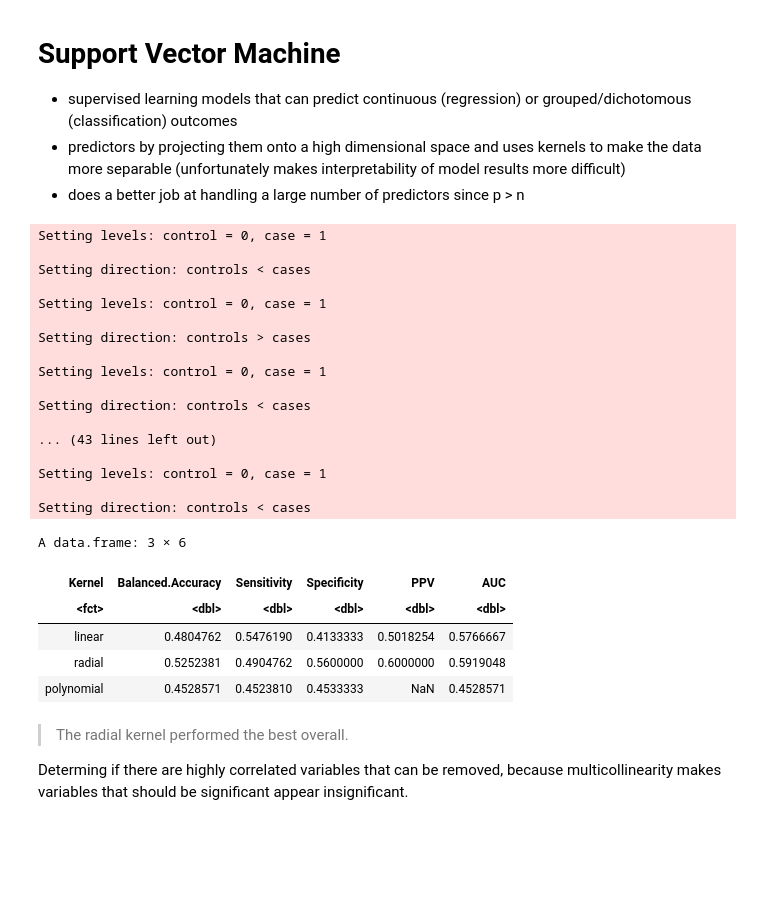
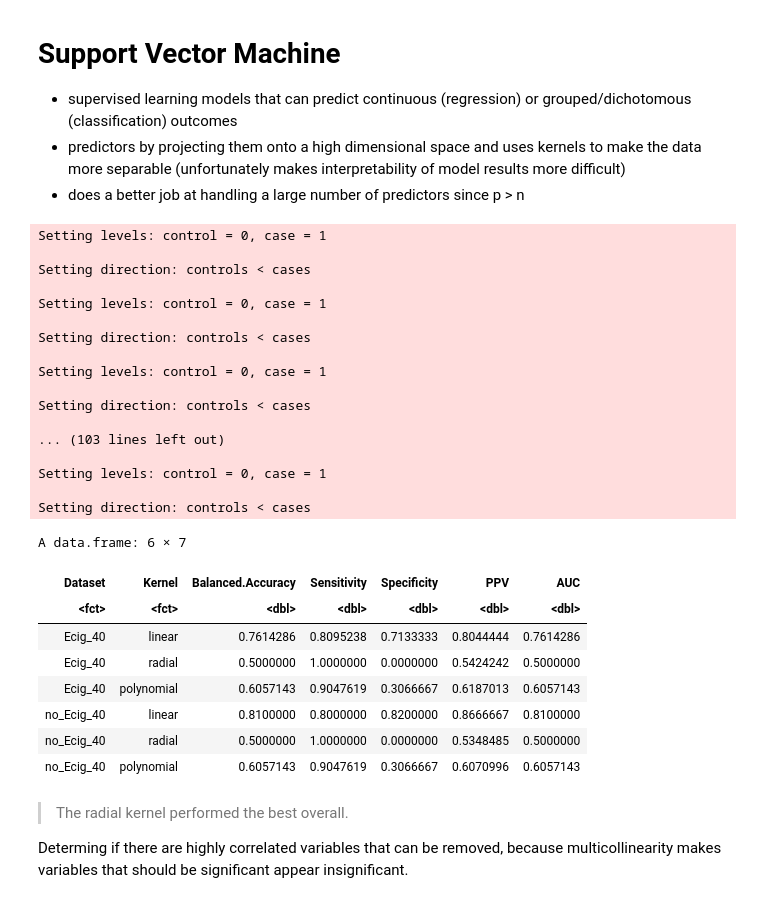
Before and after one commit to UNC-CEMALB/P1002_Ecig-Metabolomics-NELF, a Jupyter notebook: 2. Smoking Status Prediction/Smoking Status Prediction.ipynb, the cells around one changed output. Saved outputs shown, nothing was run; the diff lists cells and outputs as text; code cells hidden in the pictures; blank space fills up the shorter version.

```diff
--- a/2. Smoking Status Prediction/Smoking Status Prediction.ipynb
+++ b/2. Smoking Status Prediction/Smoking Status Prediction.ipynb
@@ -6,7 +6,7 @@
 # %%
 setwd('/Users/alexis/University of North Carolina at Chapel Hill/Rager, Julia - CEMALB_DataAnalysisPM/Projects/P1002. Ecig Metabolomics NELF/P1002.3. Analyses/P1002.3.2. Smoking Status Prediction/Input')
 Output = ('/Users/alexis/University of North Carolina at Chapel Hill/Rager, Julia - CEMALB_DataAnalysisPM/Projects/P1002. Ecig Metabolomics NELF/P1002.3. Analyses/P1002.3.1. Smoking Status Prediction/Output')
-cur_date = "021622"
+cur_date = "021822"
 
 library(tidyverse)
 library(caret)
@@ -17,10 +17,12 @@ library(pROC)
 library(randomForest)
 
 #reading in file
-molecular_feature_df = read_csv("021422_imputed_cytokine_data_w_Ecig40.csv") %>%
-    rename(Smoking_Status = X1)
-# data.frame(read_excel("020722_mf_qrilc_df_square.xlsx")) %>%
-#     rename(Smoking_Status = group)
+molecular_feature_df_w_Ecig_40 = read_csv("20220217_mf_qrilc_w40.csv") %>%
+     rename(Smoking_Status = sample)
+molecular_feature_df_wo_Ecig_40 = read_csv("20220217_mf_qrilc_wo40.csv") %>%
+     rename(Smoking_Status = sample)
+# ("021422_imputed_cytokine_data_w_Ecig40.csv") %>%
+#     rename(Smoking_Status = X1)
 # %% [output]
 ── Attaching packages ─────────────────────────────────────── tidyverse 1.3.0 ──
 
@@ -54,10 +56,14 @@ A tibble: 6 × 30
 # %%
 #first making smoking status column binary denoted by 0 = non smoker and 1 = ecig user
-#removing sample col which isn't necessary
-molecular_feature_df = molecular_feature_df %>% #[2:3052] %>%
+molecular_feature_df_w_Ecig_40 = molecular_feature_df_w_Ecig_40 %>%
     #grepl is synonymous with "contains"
     #necessary to put it into factor and relevel, so algorithm understands which data is considered baseline
     mutate(Smoking_Status = relevel(factor(ifelse(grepl("Ecig", Smoking_Status), 1, 0)), ref = "0"))
 
-head(molecular_feature_df)
+molecular_feature_df_wo_Ecig_40 = molecular_feature_df_wo_Ecig_40 %>%
+    #grepl is synonymous with "contains"
+    #necessary to put it into factor and relevel, so algorithm understands which data is considered baseline
+    mutate(Smoking_Status = relevel(factor(ifelse(grepl("Ecig", Smoking_Status), 1, 0)), ref = "0"))
+
+head(molecular_feature_df_w_Ecig_40)
 # %% [output]
@@ -123,15 +129,21 @@ svm_classification = function(dataset, model, outcome, pred_outcome, gamma_value
 
 #calling fn
 #linear kernel
-svm_linear = svm_classification(molecular_feature_df, "linear", "Smoking_Status", "pred_Smoking_Status",
+svm_linear_w_Ecig_40 = svm_classification(molecular_feature_df_w_Ecig_40, "linear", "Smoking_Status", "pred_Smoking_Status",
+                                            0.035, 1:5, seq(0,1,0.2))
+svm_linear_wo_Ecig_40 = svm_classification(molecular_feature_df_wo_Ecig_40, "linear", "Smoking_Status", "pred_Smoking_Status",
                                             0.035, 1:5, seq(0,1,0.2))
 #radial
-svm_radial = svm_classification(molecular_feature_df, "radial", "Smoking_Status", "pred_Smoking_Status",
+svm_radial_w_Ecig_40 = svm_classification(molecular_feature_df_w_Ecig_40, "radial", "Smoking_Status", "pred_Smoking_Status",
+                                             0.035, 1:5, seq(0,1,0.2))
+svm_radial_wo_Ecig_40 = svm_classification(molecular_feature_df_wo_Ecig_40, "radial", "Smoking_Status", "pred_Smoking_Status",
                                              0.035, 1:5, seq(0,1,0.2))
 #polynomial
 #elison value is fixed at 0.1, but I left it so I didn't have to create a new function
-svm_polynomial = svm_classification(molecular_feature_df, "polynomial", "Smoking_Status",
+svm_polynomial_w_Ecig_40 = svm_classification(molecular_feature_df_w_Ecig_40, "polynomial", "Smoking_Status",
                                              "pred_Smoking_Status", 0.035, 1:5, 0.1)
+svm_polynomial_wo_Ecig_40 = svm_classification(molecular_feature_df_wo_Ecig_40, "polynomial", "Smoking_Status",
+                                             "pred_Smoking_Status", 0.035, 1:5, 0.1)
 # %% [output]
 Setting levels: control = 0, case = 1
 
@@ -139,29 +151,35 @@ Setting direction: controls < cases
 
 Setting levels: control = 0, case = 1
 
-Setting direction: controls > cases
+Setting direction: controls < cases
 
 Setting levels: control = 0, case = 1
 
 Setting direction: controls < cases
 
-... (43 lines left out)
+... (103 lines left out)
 
 Setting levels: control = 0, case = 1
 
 Setting direction: controls < cases
 # %%
 #creating one combined df
-svm_final_df = data.frame(rbind(svm_linear, svm_radial, svm_polynomial))
-svm_final_df = data.frame(Kernel = c("linear", "radial", "polynomial"), svm_final_df)
+svm_final_df = data.frame(rbind(svm_linear_w_Ecig_40, svm_radial_w_Ecig_40, svm_polynomial_w_Ecig_40,
+                               svm_linear_wo_Ecig_40, svm_radial_wo_Ecig_40, svm_polynomial_wo_Ecig_40))
+
+svm_final_df = data.frame(Dataset = c(rep(c("Ecig_40"), times = 3), rep(c("no_Ecig_40"), times = 3)),
+                          Kernel = rep(c("linear", "radial", "polynomial"), times = 2), svm_final_df)
 svm_final_df
 # %% [output]
-A data.frame: 3 × 6
+A data.frame: 6 × 7
-| Kernel | Balanced.Accuracy | Sensitivity | Specificity | PPV | AUC |
-| <fct> | <dbl> | <dbl> | <dbl> | <dbl> | <dbl> |
-| linear | 0.4804762 | 0.5476190 | 0.4133333 | 0.5018254 | 0.5766667 |
-| radial | 0.5252381 | 0.4904762 | 0.5600000 | 0.6000000 | 0.5919048 |
-| polynomial | 0.4528571 | 0.4523810 | 0.4533333 | NaN | 0.4528571 |
+| Dataset | Kernel | Balanced.Accuracy | Sensitivity | Specificity | PPV | AUC |
+| <fct> | <fct> | <dbl> | <dbl> | <dbl> | <dbl> | <dbl> |
+| Ecig_40 | linear | 0.7614286 | 0.8095238 | 0.7133333 | 0.8044444 | 0.7614286 |
+| Ecig_40 | radial | 0.5000000 | 1.0000000 | 0.0000000 | 0.5424242 | 0.5000000 |
+| Ecig_40 | polynomial | 0.6057143 | 0.9047619 | 0.3066667 | 0.6187013 | 0.6057143 |
+| no_Ecig_40 | linear | 0.8100000 | 0.8000000 | 0.8200000 | 0.8666667 | 0.8100000 |
+| no_Ecig_40 | radial | 0.5000000 | 1.0000000 | 0.0000000 | 0.5348485 | 0.5000000 |
+| no_Ecig_40 | polynomial | 0.6057143 | 0.9047619 | 0.3066667 | 0.6070996 | 0.6057143 |
 # %% [markdown]
 > The radial kernel performed the best overall.
 
```
Also changed, not shown: parts of 5 cells of this notebook.
